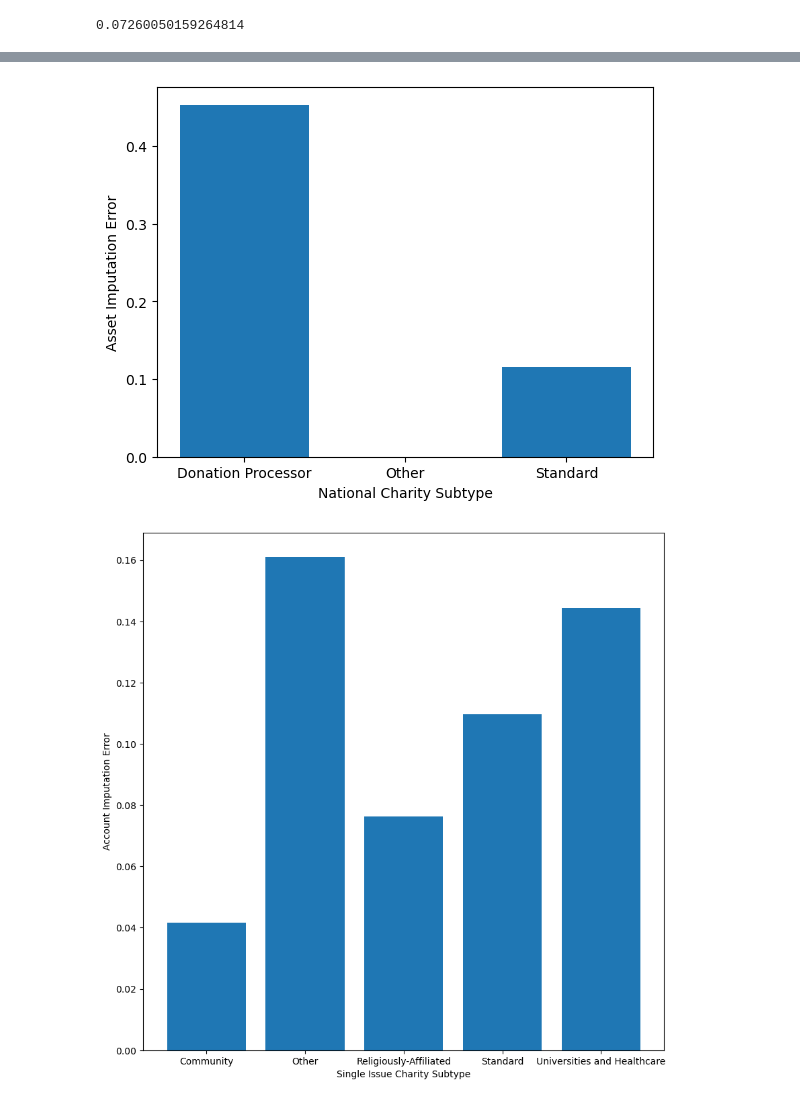
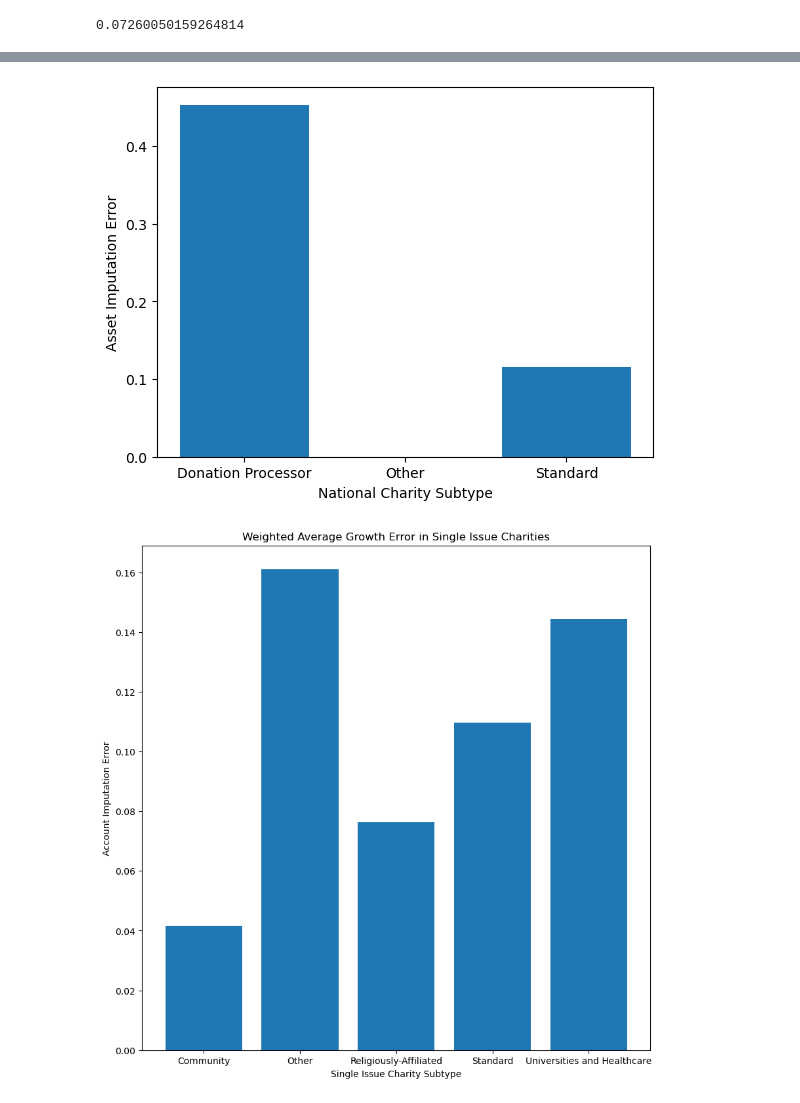
Before and after one commit to nichmars/Test, a Jupyter notebook: Graph Creation and Pictures/Weighted_Average_Year_Type_Analysis.ipynb, the cells around one changed output, grey strips where cells are left out. Cells and saved outputs as stored; diff of their text form; code cells hidden in the pictures.

```diff
--- a/Graph Creation and Pictures/Weighted_Average_Year_Type_Analysis.ipynb
+++ b/Graph Creation and Pictures/Weighted_Average_Year_Type_Analysis.ipynb
@@ -223,35 +228,36 @@ plt.figure(figsize=(10,10))
 plt.bar(list(sgroups.groups.keys()), single_account_by_year)
 plt.xlabel("Single Issue Charity Subtype")
 plt.ylabel("Account Imputation Error")
+plt.title("Weighted Average Growth Error in Single Issue Charities")
 plt.show()
 
 plt.figure(figsize=(10,10))
 plt.bar(list(sgroups.groups.keys()), single_contributions_by_year)
 plt.xlabel("Single Issue Charity Subtype")
 plt.ylabel("Contribution Imputation Error")
 plt.show()
 
 plt.figure(figsize=(10,10))
 plt.bar(list(sgroups.groups.keys()), single_grants_by_year)
 plt.xlabel("Single Issue Charity Subtype")
 plt.ylabel("Grant Imputation Error")
 plt.show()
 
 plt.figure(figsize=(10,10))
 plt.bar(list(sgroups.groups.keys()), single_assets_by_year)
 plt.xlabel("Single Issue Charity Subtype")
 plt.ylabel("Asset Imputation Error")
 plt.show()
 # %% [output]
 [figure]
 [figure]
 [figure]
 [figure]
 [figure]
 [figure]
 [figure]
 [figure]
-[figure, old version]
+[figure, new version]
 [figure]
 [figure]
 [figure]
```
Also changed, not shown: parts of 1 cell of this notebook, 8 other files.
